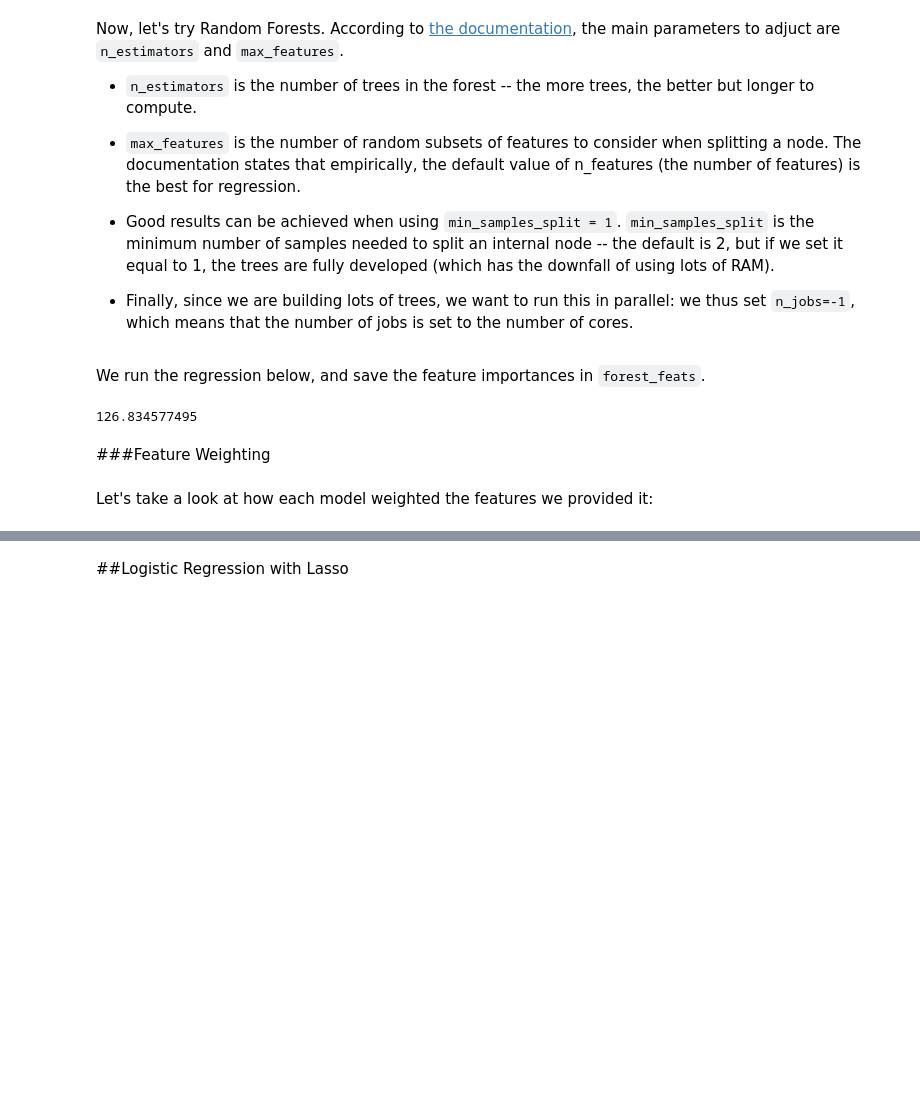
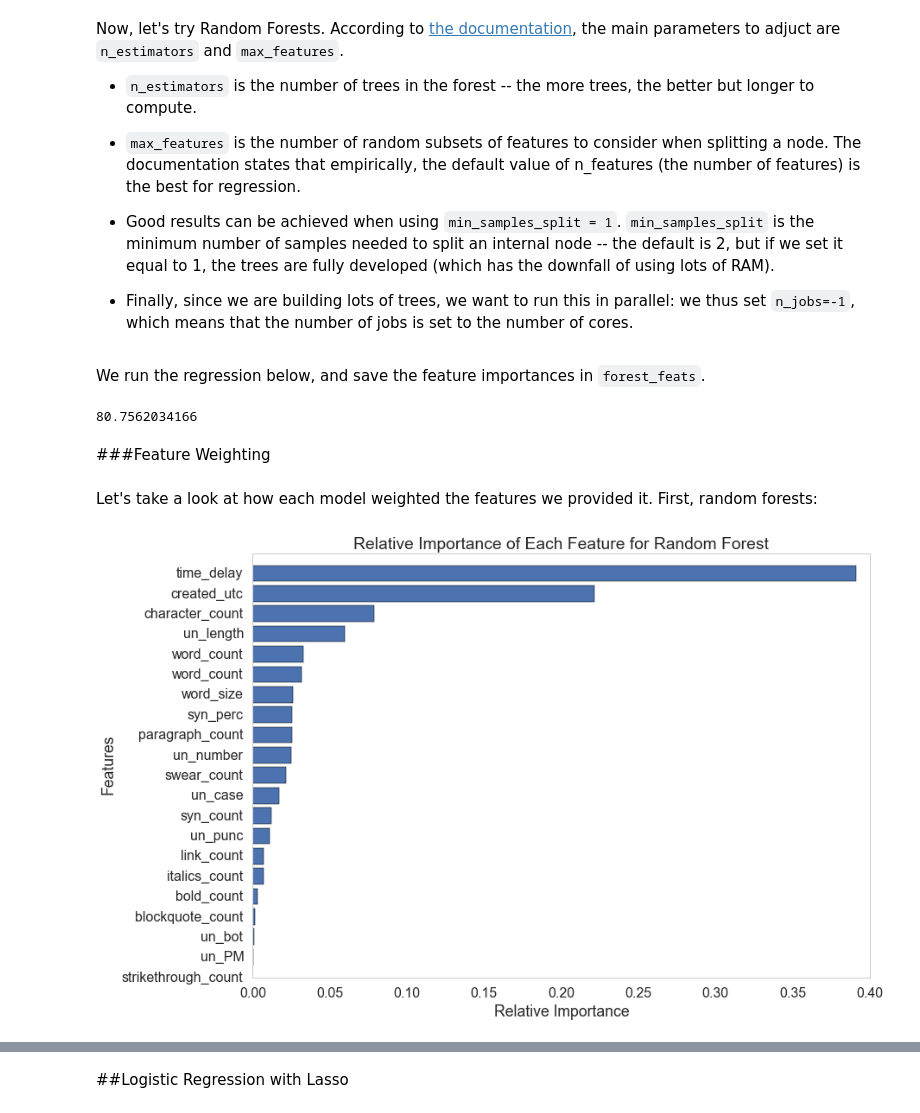
Before and after one commit to geoffstevens8/finalproject, a Jupyter notebook: supervised_learning.ipynb, the cells around one changed output, grey strips where cells are left out. Drawn from its saved outputs; the diff is of its cells as text; code cells hidden in the pictures; blank space fills up the shorter version.

Commit message:
feature weights

```diff
--- a/supervised_learning.ipynb
+++ b/supervised_learning.ipynb
@@ -145,7 +145,6 @@ cols = ['created_utc',
         'time_delay',
         'word_count',
         'character_count',
-        'word_count',
         'swear_count',
         'word_size',
         'link_count',
@@ -295,7 +293,7 @@
 # %%
 %%time
 
-parameters = {'n_estimators': range(10, 30),
+parameters = {'n_estimators': range(10, 50),
               'min_samples_split': [1, 2], 'n_jobs': [-1]}
 clfforest, Xtrain, ytrain, Xtest, ytest = classify(
                               RandomForestRegressor(),
@@ -312,8 +310,20 @@ forest_feats = zip(cols, clfforest.feature_importances_)
 # %%
 print np.mean(abs(np.exp(clfforest.predict(Xtest)) - np.exp(ytest)))
 # %% [output]
-126.834577495
+80.7562034166
 # %% [markdown]
 ###Feature Weighting
 # %% [markdown]
-Let's take a look at how each model weighted the features we provided it:
+Let's take a look at how each model weighted the features we provided it. First, random forests:
+# %%
+forest_feat_sort = sorted(forest_feats, key=lambda x: x[1])
+plt.barh(range(len(forest_feats)), [x[1] for x in forest_feat_sort], align='center')
+plt.yticks(range(len(forest_feats)), [x[0] for x in forest_feat_sort])
+plt.title('Relative Importance of Each Feature for Random Forest')
+plt.xlabel('Relative Importance')
+plt.ylabel('Features')
+plt.ylim([0, 20])
+plt.grid()
+plt.show()
+# %% [output]
+[figure, added]
```
Also changed, not shown: parts of 8 cells of this notebook.
